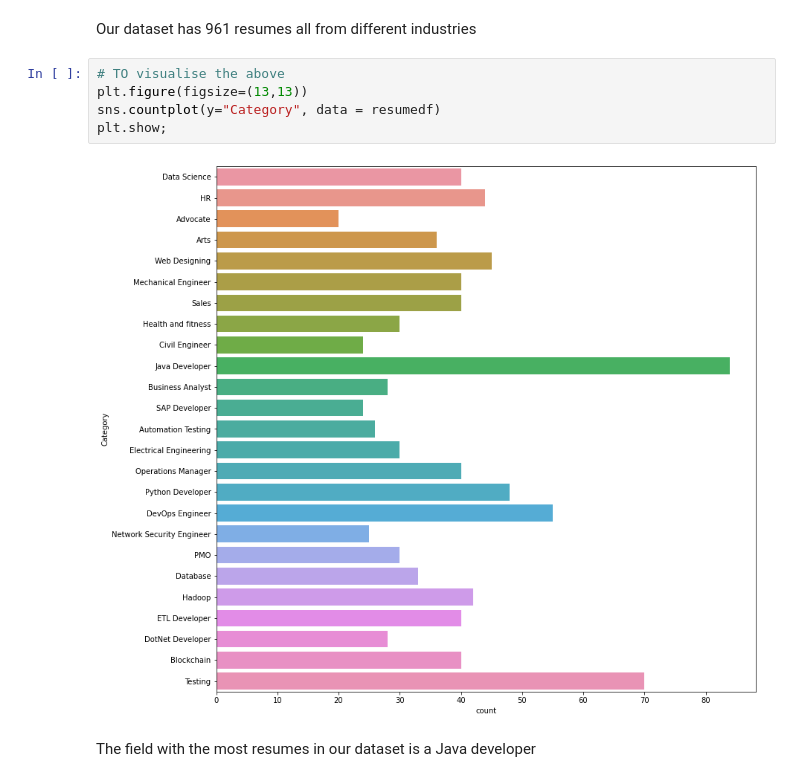
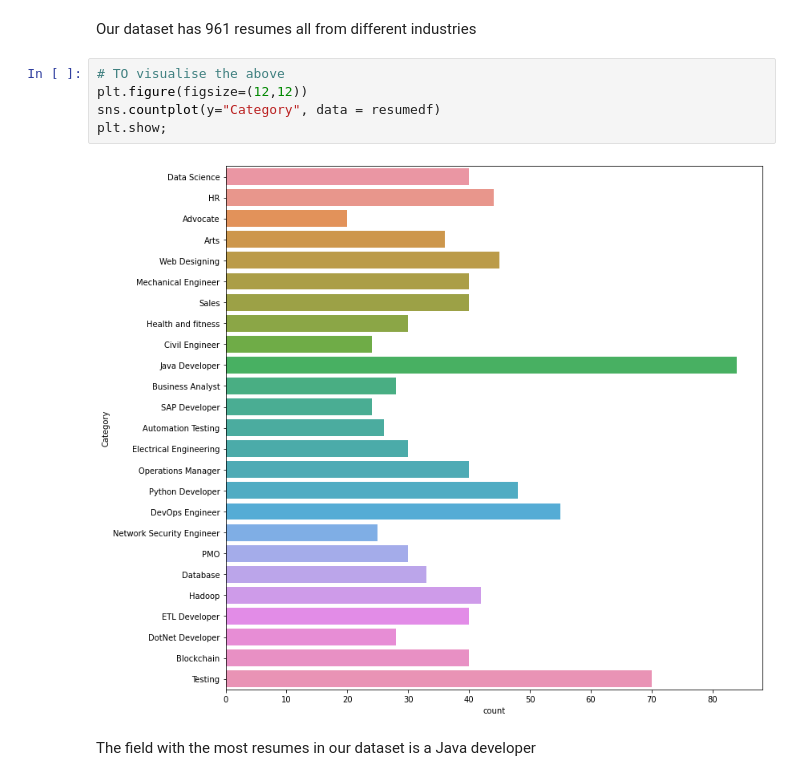
Before and after one commit to SueMungai/Applicant-Tracking-System-using-NLP-, a Jupyter notebook: modeling.ipynb, the cells around one changed output. Saved outputs shown, nothing was run; the diff lists cells and outputs as text.

```diff
--- a/modeling.ipynb
+++ b/modeling.ipynb
@@ -80,11 +81,11 @@ Name: Category, dtype: int64
 Our dataset has 961 resumes all from different industries
 # %%
 # TO visualise the above
-plt.figure(figsize=(13,13))
+plt.figure(figsize=(12,12))
 sns.countplot(y="Category", data = resumedf)
 plt.show;
 # %% [output]
-[figure, old version]
+[figure, new version]
 # %% [markdown]
 The field with the most resumes in our dataset is a Java developer
 # %%
```
Also changed, not shown: parts of 11 cells of this notebook, 4 other files.
